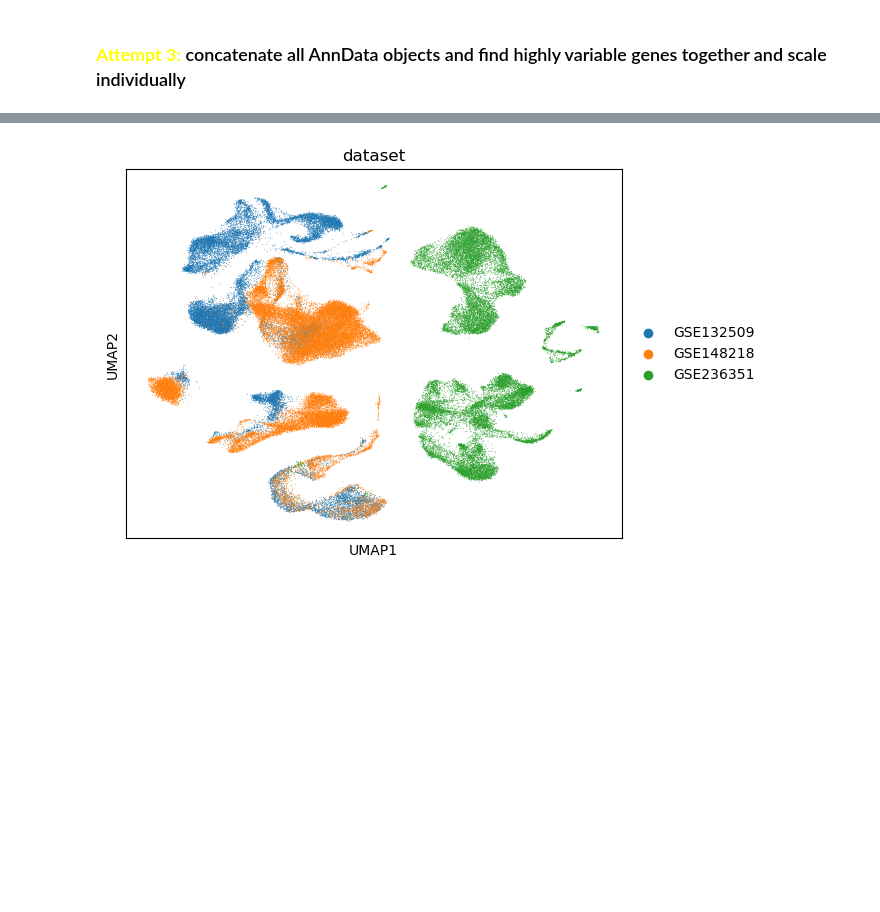
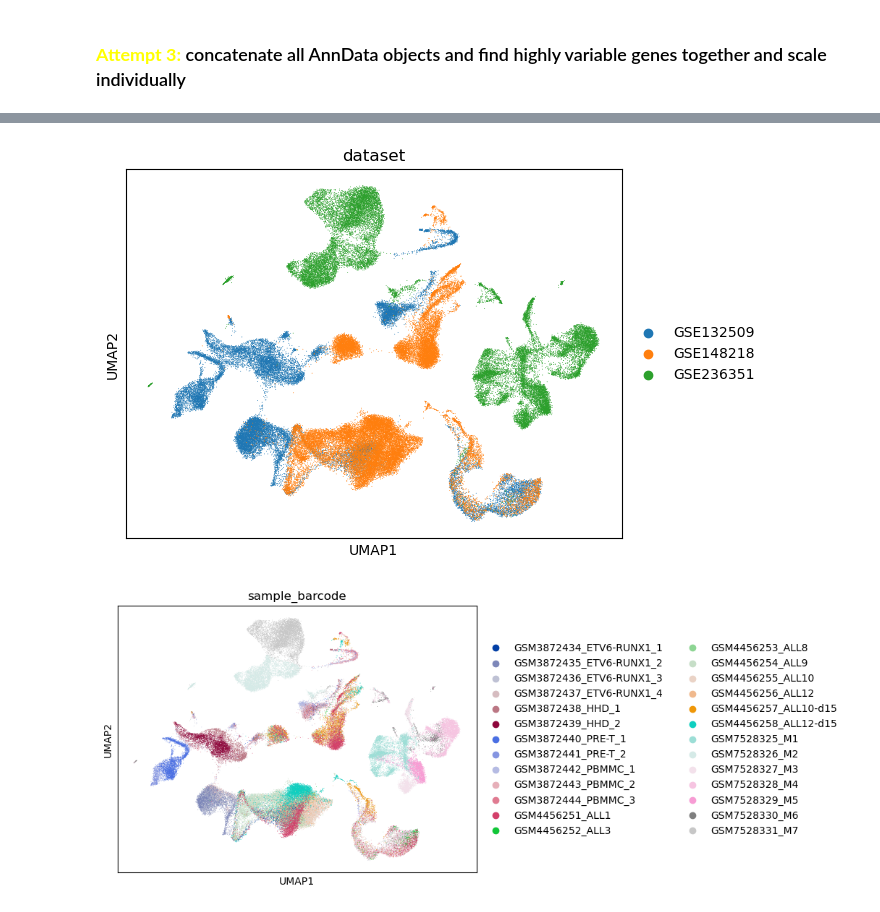
Before and after one commit to tuonglab/pan-paedcancer-scrnaseq, a Jupyter notebook: notebooks/integration_1000_hvg.ipynb, the cells around one changed output, grey strips where cells are left out. Drawn from its saved outputs; the diff is of its cells as text; code cells hidden in the pictures; blank space fills up the shorter version.

Commit message:
UMAPs before and after integration

```diff
--- a/notebooks/integration_1000_hvg.ipynb
+++ b/notebooks/integration_1000_hvg.ipynb
@@ -463,5 +466,7 @@ sc.pp.neighbors(adata_integrated_scaled, use_rep='X_scanorama')
 sc.tl.umap(adata_integrated_scaled)
 # %%
 sc.pl.umap(adata_integrated_scaled, color=['dataset'])
+sc.pl.umap(adata_integrated_scaled, color=['sample_barcode'])
 # %% [output]
-[figure, old version]
+[figure, new version]
+[figure, added]
```
Also changed, not shown: parts of 4 cells of this notebook.
